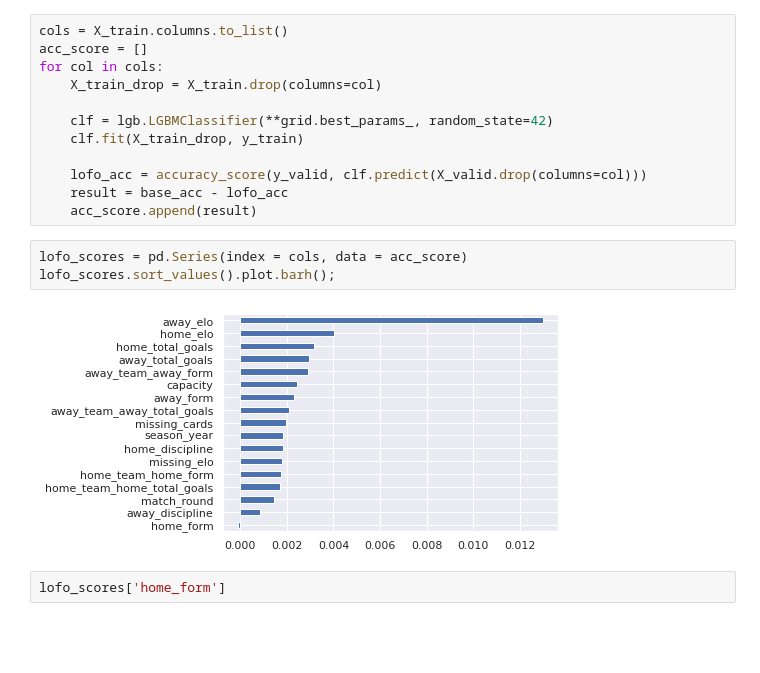
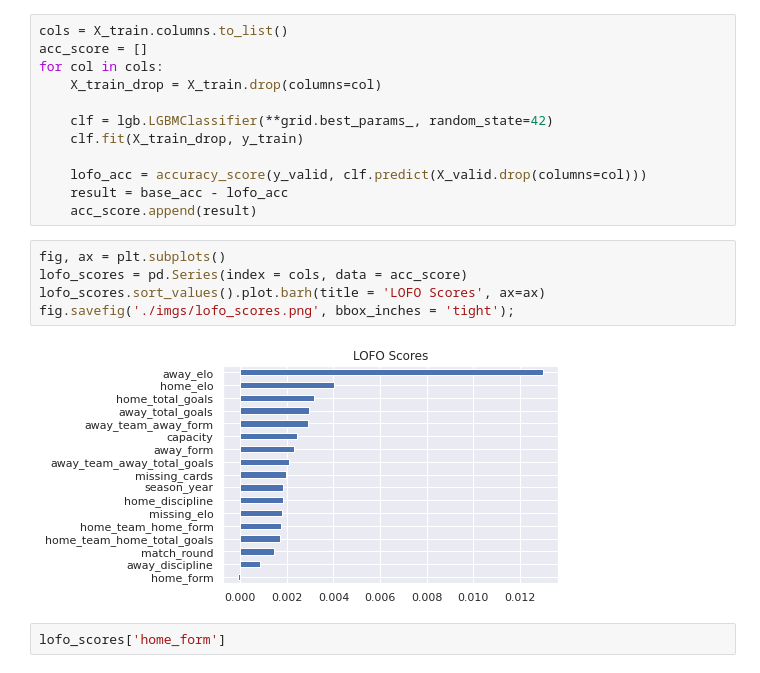
Before and after one commit to dan-bouchard/Football-Match-Outcome-Prediction, a Jupyter notebook: modelling.ipynb, the cells around one changed output. Saved outputs shown, nothing was run; the diff lists cells and outputs as text; blank space fills up the shorter version.

Commit message:
updated readme and added new figure

```diff
--- a/modelling.ipynb
+++ b/modelling.ipynb
@@ -531,10 +533,12 @@ for col in cols:
     result = base_acc - lofo_acc
     acc_score.append(result)
 # %%
+fig, ax = plt.subplots()
 lofo_scores = pd.Series(index = cols, data = acc_score)
-lofo_scores.sort_values().plot.barh();
+lofo_scores.sort_values().plot.barh(title = 'LOFO Scores', ax=ax)
+fig.savefig('./imgs/lofo_scores.png', bbox_inches = 'tight');
 # %% [output]
-[figure, old version]
+[figure, new version]
 # %%
 lofo_scores['home_form']
 # %% [output]
```
Also changed, not shown: parts of 2 cells of this notebook, 3 other files.
